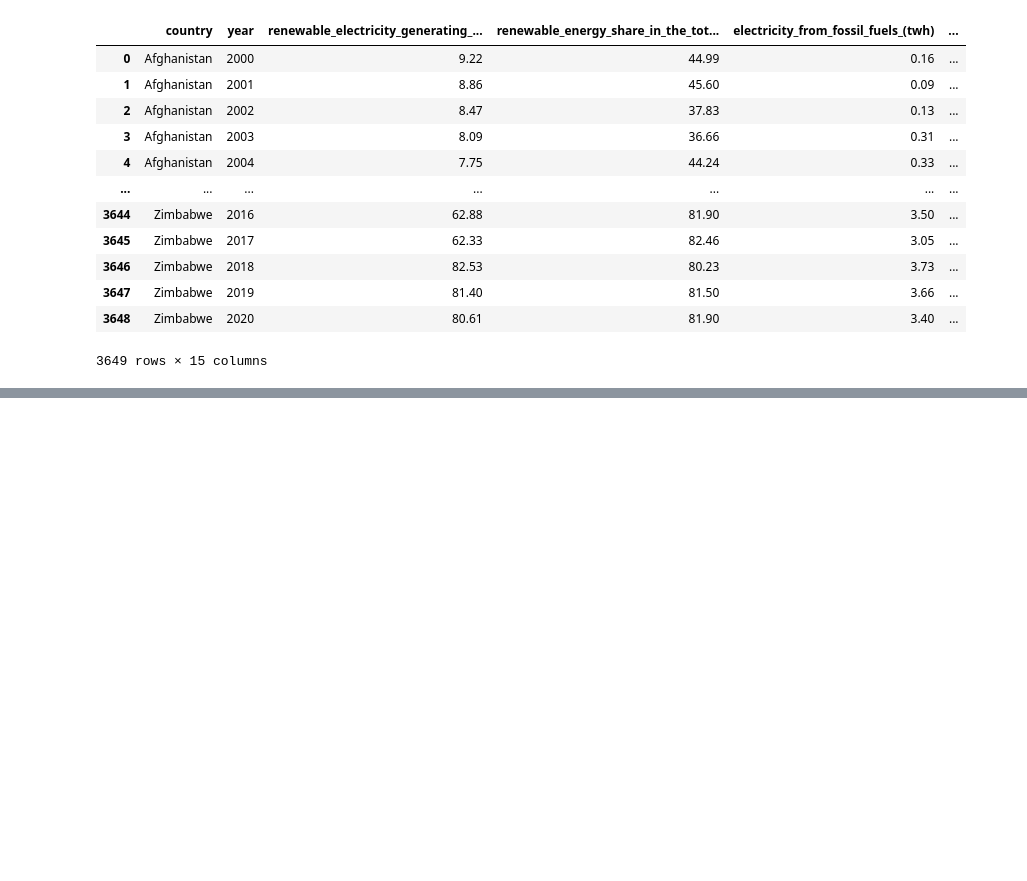
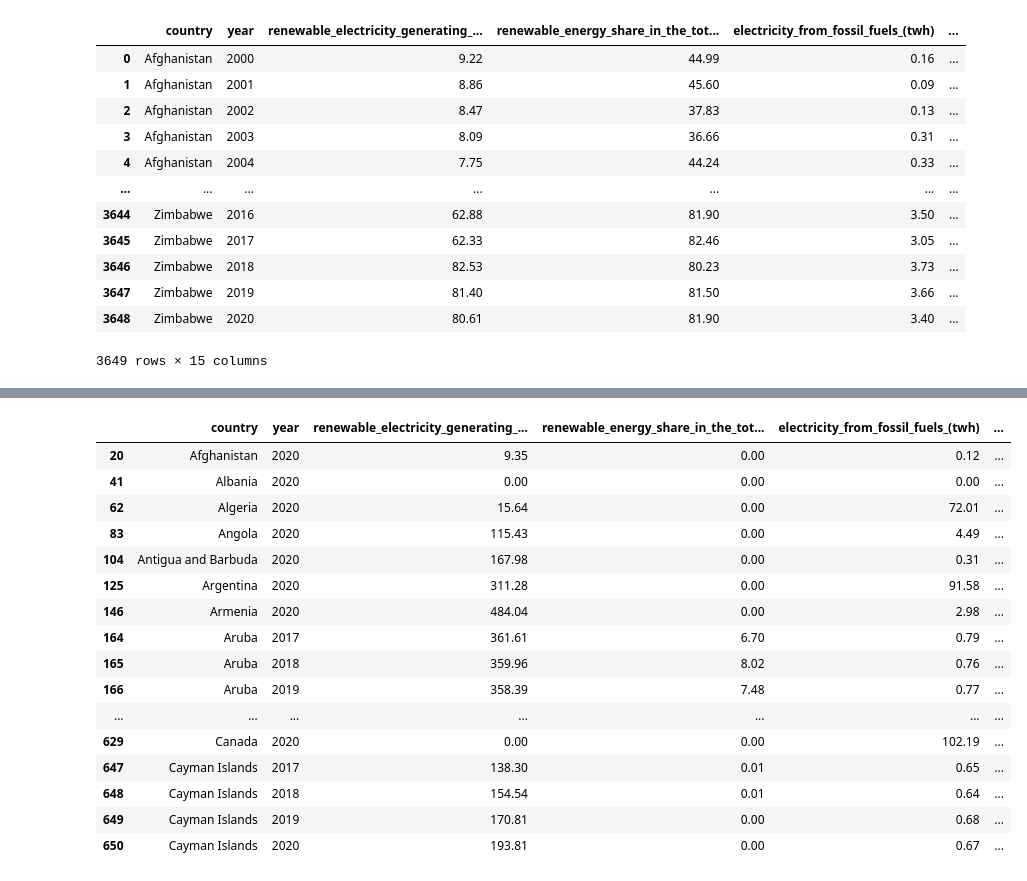
Before and after one commit to Gbau11/Proyecto, a Jupyter notebook: Quitar NaN.ipynb, the cells around one changed output, grey strips where cells are left out. Cells and saved outputs as stored; diff of their text form; code cells hidden in the pictures; blank space fills up the shorter version.

```diff
--- a/Quitar NaN.ipynb
+++ b/Quitar NaN.ipynb
@@ -442,0 +466,4 @@ Name: energy_intensity_level_of_primary_energy_(mj/$2017_ppp_gdp), dtype: float6
+# %%
+df['energy_intensity_level_of_primary_energy_(mj/$2017_ppp_gdp)'] = df['energy_intensity_level_of_primary_energy_(mj/$2017_ppp_gdp)'].fillna(0)
+
+df
@@ -442,0 +484,22 @@ Name: energy_intensity_level_of_primary_energy_(mj/$2017_ppp_gdp), dtype: float6
+# %%
+valores_nulos = df[df['value_co2_emissions_kt_by_country'].isnull()]
+
+valores_nulos.head(60)
+# %% [output]
+|  | country | year | renewable_electricity_generating_... | renewable_energy_share_in_the_tot... | electricity_from_fossil_fuels_(twh) | ... |
+| 20 | Afghanistan | 2020 | 9.35 | 0.00 | 0.12 | ... |
+| 41 | Albania | 2020 | 0.00 | 0.00 | 0.00 | ... |
+| 62 | Algeria | 2020 | 15.64 | 0.00 | 72.01 | ... |
+| 83 | Angola | 2020 | 115.43 | 0.00 | 4.49 | ... |
+| 104 | Antigua and Barbuda | 2020 | 167.98 | 0.00 | 0.31 | ... |
+| 125 | Argentina | 2020 | 311.28 | 0.00 | 91.58 | ... |
+| 146 | Armenia | 2020 | 484.04 | 0.00 | 2.98 | ... |
+| 164 | Aruba | 2017 | 361.61 | 6.70 | 0.79 | ... |
+| 165 | Aruba | 2018 | 359.96 | 8.02 | 0.76 | ... |
+| 166 | Aruba | 2019 | 358.39 | 7.48 | 0.77 | ... |
+| ... | ... | ... | ... | ... | ... | ... |
+| 629 | Canada | 2020 | 0.00 | 0.00 | 102.19 | ... |
+| 647 | Cayman Islands | 2017 | 138.30 | 0.01 | 0.65 | ... |
+| 648 | Cayman Islands | 2018 | 154.54 | 0.01 | 0.64 | ... |
+| 649 | Cayman Islands | 2019 | 170.81 | 0.00 | 0.68 | ... |
+| 650 | Cayman Islands | 2020 | 193.81 | 0.00 | 0.67 | ... |
```
Also changed, not shown: parts of 28 cells of this notebook.
